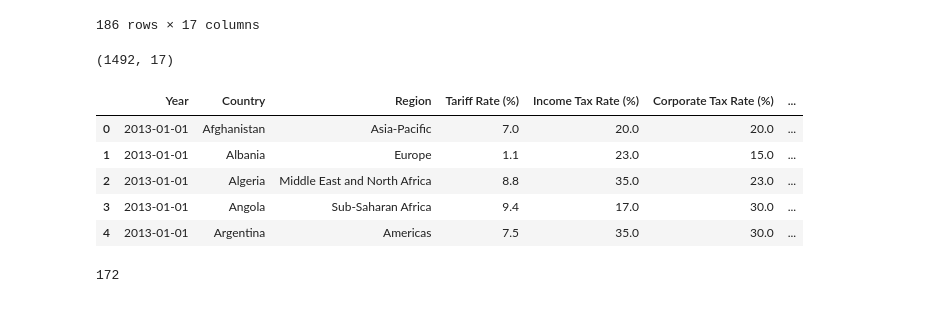
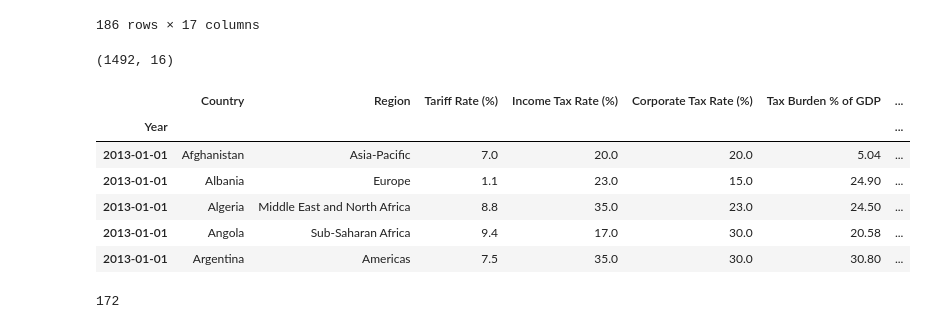
Before and after one commit to samuelswank/Tariffs, a Jupyter notebook: tariffs.ipynb, the cells around one changed output. Cells and saved outputs as stored; diff of their text form; code cells hidden in the pictures.

```diff
--- a/tariffs.ipynb
+++ b/tariffs.ipynb
@@ -656,17 +656,19 @@ by_year[0]
 186 rows × 17 columns
 # %%
 df = pd.concat(by_year)
+df.set_index("Year", inplace=True)
 
 print(df.shape)
 df.head()
 # %% [output]
-(1492, 17)
+(1492, 16)
-|  | Year | Country | Region | Tariff Rate (%) | Income Tax Rate (%) | Corporate Tax Rate (%) | ... |
-| 0 | 2013-01-01 | Afghanistan | Asia-Pacific | 7.0 | 20.0 | 20.0 | ... |
-| 1 | 2013-01-01 | Albania | Europe | 1.1 | 23.0 | 15.0 | ... |
-| 2 | 2013-01-01 | Algeria | Middle East and North Africa | 8.8 | 35.0 | 23.0 | ... |
-| 3 | 2013-01-01 | Angola | Sub-Saharan Africa | 9.4 | 17.0 | 30.0 | ... |
-| 4 | 2013-01-01 | Argentina | Americas | 7.5 | 35.0 | 30.0 | ... |
+|  | Country | Region | Tariff Rate (%) | Income Tax Rate (%) | Corporate Tax Rate (%) | Tax Burden % of GDP | ... |
+| Year |  |  |  |  |  |  | ... |
+| 2013-01-01 | Afghanistan | Asia-Pacific | 7.0 | 20.0 | 20.0 | 5.04 | ... |
+| 2013-01-01 | Albania | Europe | 1.1 | 23.0 | 15.0 | 24.90 | ... |
+| 2013-01-01 | Algeria | Middle East and North Africa | 8.8 | 35.0 | 23.0 | 24.50 | ... |
+| 2013-01-01 | Angola | Sub-Saharan Africa | 9.4 | 17.0 | 30.0 | 20.58 | ... |
+| 2013-01-01 | Argentina | Americas | 7.5 | 35.0 | 30.0 | 30.80 | ... |
 # %%
 by_country = {}
 
```
Also changed, not shown: parts of 55 cells of this notebook, 1 other file.
